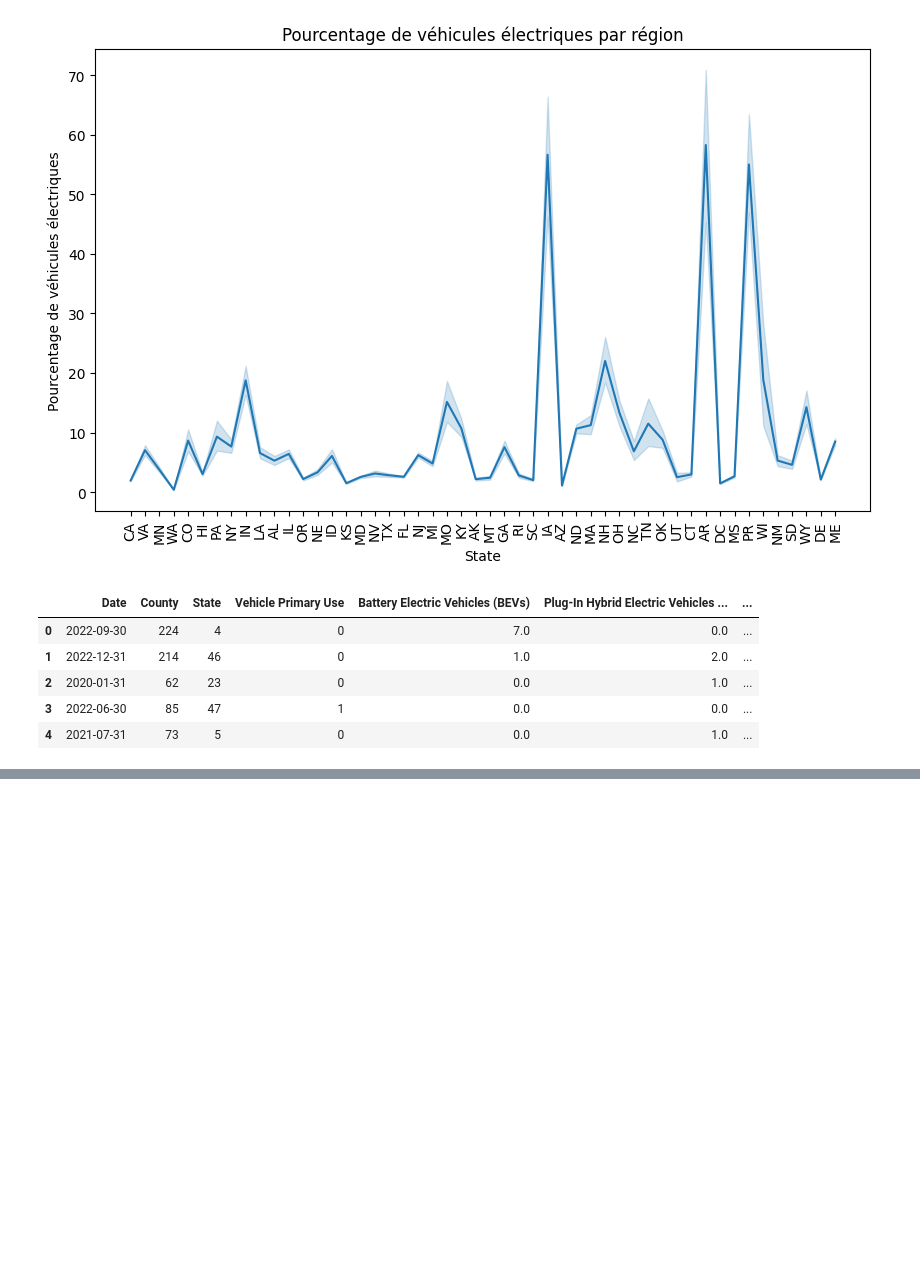
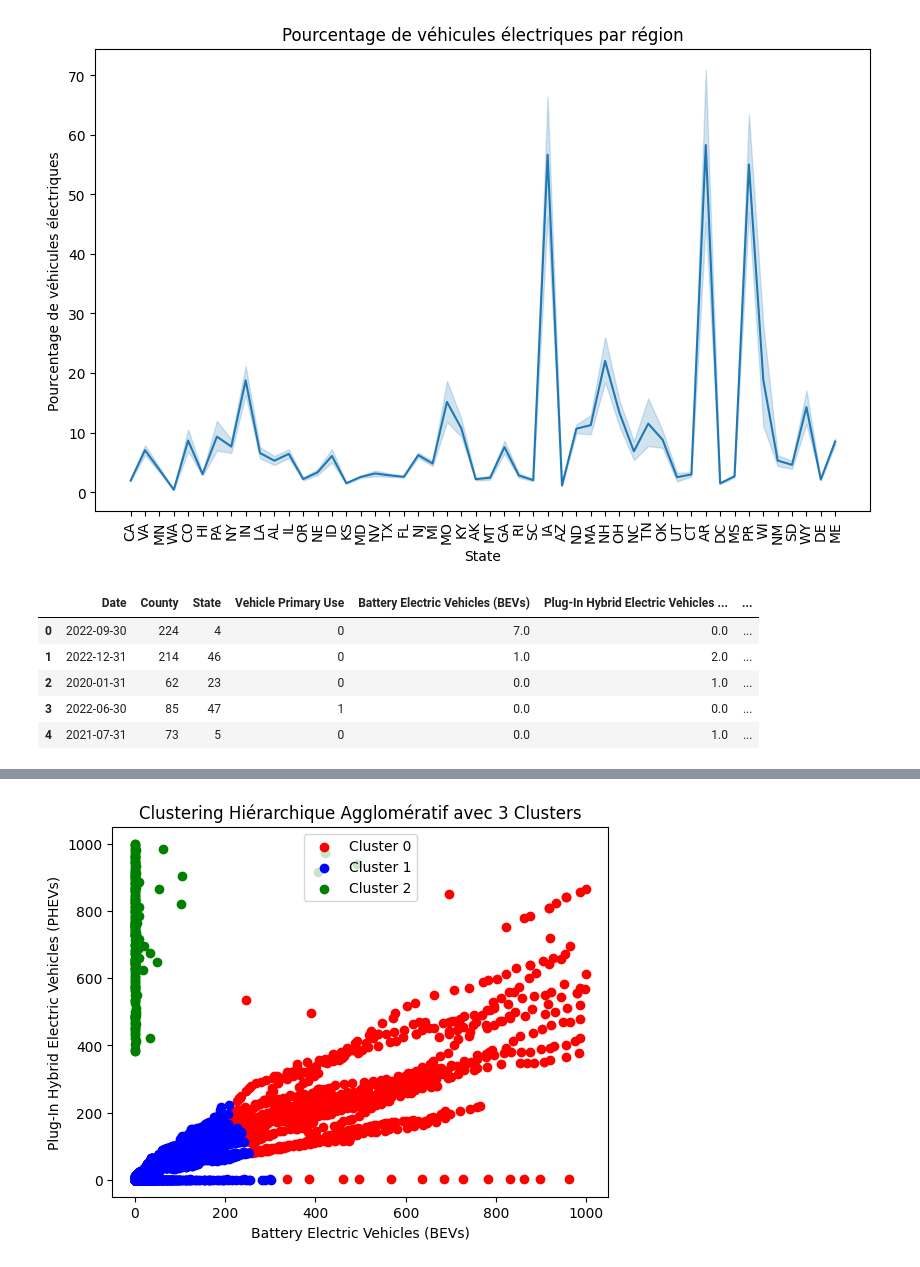
Before and after one commit to khelifaYacine/Electric_Vehicule_Population-by-Country, a Jupyter notebook: EDA.ipynb, the cells around one changed output, grey strips where cells are left out. Saved outputs shown, nothing was run; the diff lists cells and outputs as text; code cells hidden in the pictures; blank space fills up the shorter version.

Commit message:
cluster non réussi

```diff
--- a/EDA.ipynb
+++ b/EDA.ipynb
@@ -312,3 +312,23 @@ df.head()
 | 2 | 2020-01-31 | 62 | 23 | 0 | 0.0 | 1.0 | ... |
 | 3 | 2022-06-30 | 85 | 47 | 1 | 0.0 | 0.0 | ... |
 | 4 | 2021-07-31 | 73 | 5 | 0 | 0.0 | 1.0 | ... |
+# %%
+from sklearn.cluster import AgglomerativeClustering
+
+# Sélectionner les colonnes à utiliser pour le clustering
+X = df[["Battery Electric Vehicles (BEVs)", "Plug-In Hybrid Electric Vehicles (PHEVs)"]]
+
+# Définir le nombre de clusters
+n_clusters = 3
+
+# Créer un objet AgglomerativeClustering
+agg_clustering = AgglomerativeClustering(n_clusters=n_clusters)
+
+# Effectuer le clustering
+agg_clustering.fit(X)
+
+# Ajouter les labels des clusters au dataframe
+df["Cluster Labels (Hierarchical)"] = agg_clustering.labels_
+
+# Afficher les résultats
+print(df[["Battery Electric Vehicles (BEVs)", "Plug-In Hybrid Electric Vehicles (PHEVs)", "Cluster Labels (Hierarchical)"]].head())
@@ -314,0 +349,23 @@ df.head()
+# %%
+
+
+# Séparer les données par cluster
+cluster0 = df[df["Cluster Labels (Hierarchical)"] == 0]
+cluster1 = df[df["Cluster Labels (Hierarchical)"] == 1]
+cluster2 = df[df["Cluster Labels (Hierarchical)"] == 2]
+
+# Afficher le nuage de points coloré
+plt.scatter(cluster0["Battery Electric Vehicles (BEVs)"], cluster0["Plug-In Hybrid Electric Vehicles (PHEVs)"], color='red', label='Cluster 0')
+plt.scatter(cluster1["Battery Electric Vehicles (BEVs)"], cluster1["Plug-In Hybrid Electric Vehicles (PHEVs)"], color='blue', label='Cluster 1')
+plt.scatter(cluster2["Battery Electric Vehicles (BEVs)"], cluster2["Plug-In Hybrid Electric Vehicles (PHEVs)"], color='green', label='Cluster 2')
+
+# Ajouter les labels et la légende
+plt.xlabel("Battery Electric Vehicles (BEVs)")
+plt.ylabel("Plug-In Hybrid Electric Vehicles (PHEVs)")
+plt.title("Clustering Hiérarchique Agglomératif avec 3 Clusters")
+plt.legend()
+
+# Afficher le graphique
+plt.show()
+# %% [output]
+[figure, added]
```
Also changed, not shown: parts of 1 cell of this notebook.
